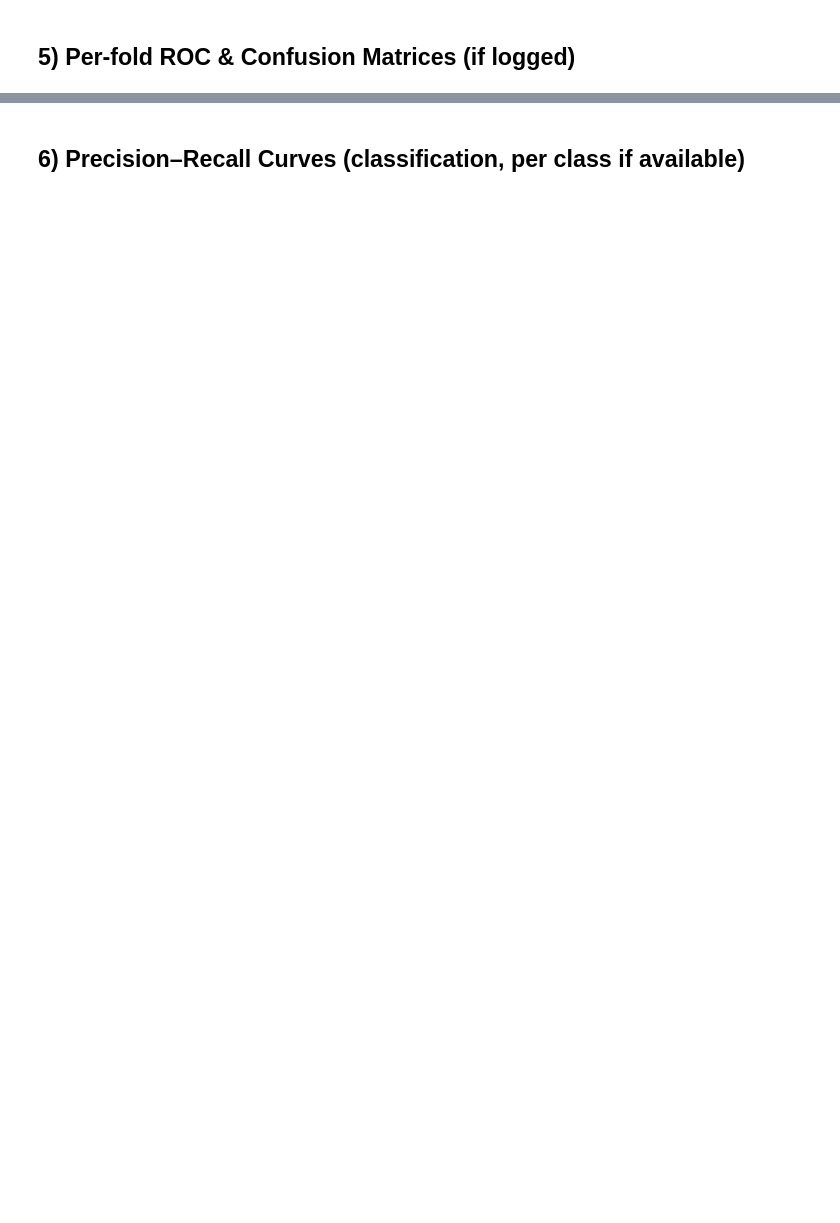
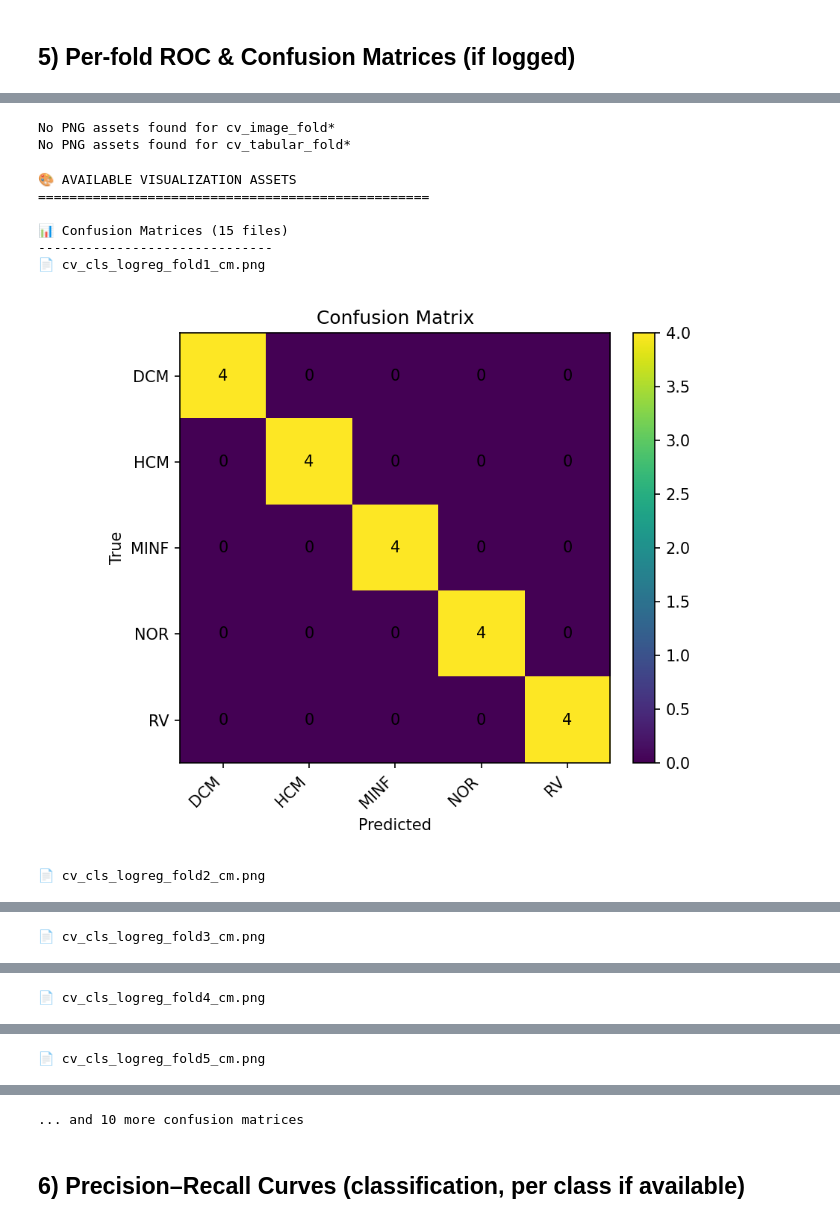
Before and after one commit to Ahanaf-Abrar-Trishad/cardiac_early_detection_repo, a Jupyter notebook: notebooks/visualize_results.ipynb, the cells around one changed output, grey strips where cells are left out. Drawn from its saved outputs; the diff is of its cells as text; code cells hidden in the pictures; blank space fills up the shorter version.

```diff
--- a/notebooks/visualize_results.ipynb
+++ b/notebooks/visualize_results.ipynb
@@ -4,8 +4,17 @@ from pathlib import Path
 import os, json
 import pandas as pd
 
-# Assume the notebook is opened from repository root (safe for most cases)
-REPO = Path.cwd()
+# Auto-detect if we're in notebooks/ subdirectory
+current_dir = Path.cwd()
+if current_dir.name == "notebooks":
+    # We're in the notebooks subdirectory, go up one level
+    REPO = current_dir.parent
+    print(f"📁 Detected notebook subdirectory, using repository root: {REPO}")
+else:
+    # We're likely in the repository root
+    REPO = current_dir
+    print(f"📁 Using current directory as repository root: {REPO}")
+
 os.environ["PYTHONPATH"] = str(REPO)
 
 # Core paths
@@ -50,8 +138,8 @@ import IPython.display as disp
 for prefix in ['cv_image_fold','cv_tabular_fold']:
     found=False
     for i in range(1, 51):
-        roc = logs_dir / f"{prefix}{i}.roc.png"
-        cm  = logs_dir / f"{prefix}{i}.cm.png"
+        roc = LOGS / f"{prefix}{i}.roc.png"
+        cm  = LOGS / f"{prefix}{i}.cm.png"
         if roc.exists() or cm.exists():
             found=True
             print(f"Assets for {prefix}{i}")
@@ -59,3 +147,35 @@ for prefix in ['cv_image_fold','cv_tabular_fold']:
             if cm.exists():  disp.display(disp.Image(filename=str(cm)))
     if not found:
         print(f"No PNG assets found for {prefix}*")
+# %% [output]
+No PNG assets found for cv_image_fold*
+No PNG assets found for cv_tabular_fold*
+# %%
+# Display available confusion matrices and performance plots
+import IPython.display as disp
+
+print("🎨 AVAILABLE VISUALIZATION ASSETS")
+print("=" * 50)
+
+# Find and display confusion matrices
+cm_files = list(LOGS.glob("*_cm.png"))
+if cm_files:
+    print(f"\n📊 Confusion Matrices ({len(cm_files)} files)")
+    print("-" * 30)
+    for cm_file in sorted(cm_files)[:5]:  # Show first 5
+        print(f"📄 {cm_file.name}")
+        disp.display(disp.Image(filename=str(cm_file)))
+
+    if len(cm_files) > 5:
+        print(f"\n... and {len(cm_files) - 5} more confusion matrices")
+else:
+    print("No confusion matrix files found")
+# %% [output]
+🎨 AVAILABLE VISUALIZATION ASSETS
+==================================================
+
+📊 Confusion Matrices (15 files)
+------------------------------
+📄 cv_cls_logreg_fold1_cm.png
+[figure, added]
+📄 cv_cls_logreg_fold2_cm.png
@@ -61,0 +183 @@ for prefix in ['cv_image_fold','cv_tabular_fold']:
+📄 cv_cls_logreg_fold3_cm.png
@@ -61,0 +185 @@ for prefix in ['cv_image_fold','cv_tabular_fold']:
+📄 cv_cls_logreg_fold4_cm.png
@@ -61,0 +187 @@ for prefix in ['cv_image_fold','cv_tabular_fold']:
+📄 cv_cls_logreg_fold5_cm.png
@@ -62,3 +189,4 @@ for prefix in ['cv_image_fold','cv_tabular_fold']:
+... and 10 more confusion matrices
 # %% [markdown]
 ## 6) Precision–Recall Curves (classification, per class if available)
 # %%
```
Also changed, not shown: parts of 10 cells of this notebook, 3 other files.
